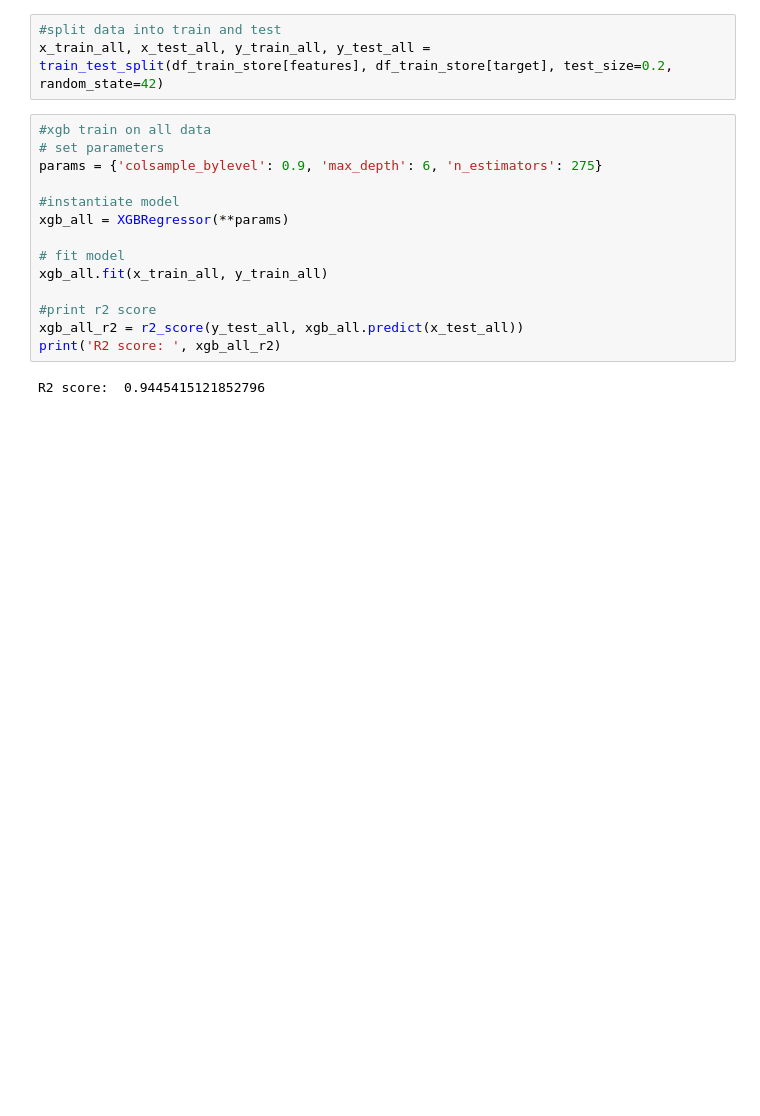
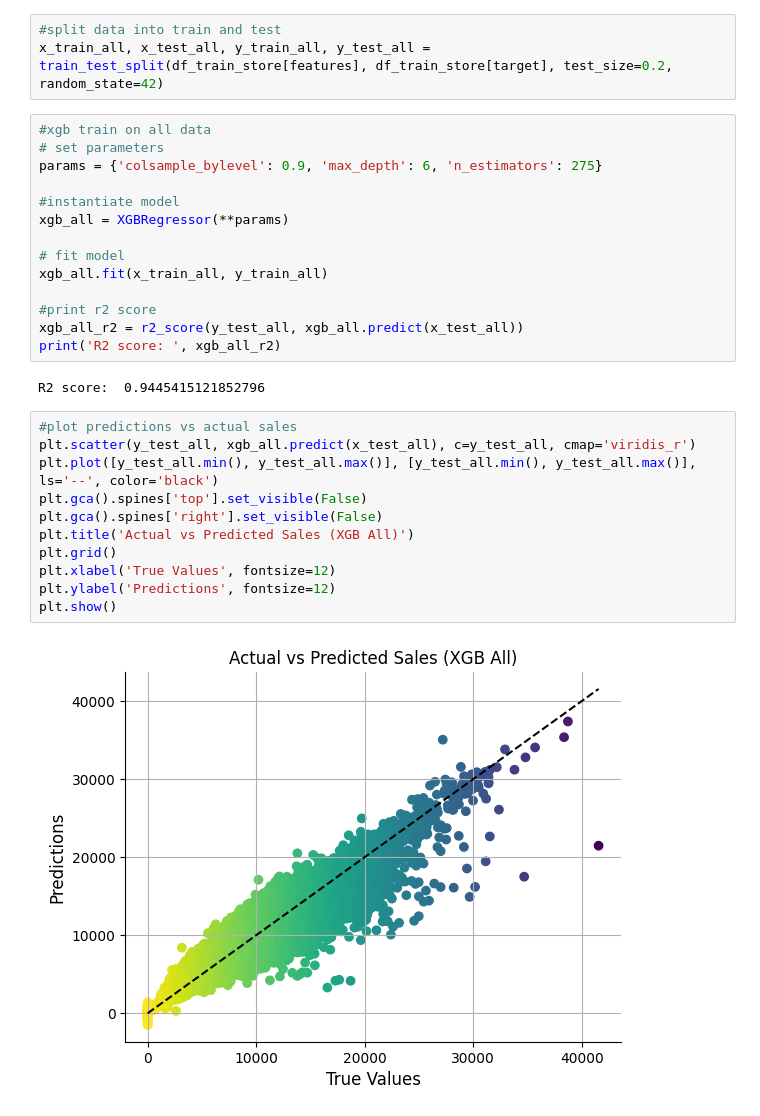
Before and after one commit to Bratpfannengamer/Rossmann, a Jupyter notebook: notebook.ipynb, the cells around one changed output. Drawn from its saved outputs; the diff is of its cells as text; blank space fills up the shorter version.

```diff
--- a/notebook.ipynb
+++ b/notebook.ipynb
@@ -1111,6 +1130,19 @@ xgb_all_r2 = r2_score(y_test_all, xgb_all.predict(x_test_all))
 print('R2 score: ', xgb_all_r2)
 # %% [output]
 R2 score:  0.9445415121852796
+# %%
+#plot predictions vs actual sales
+plt.scatter(y_test_all, xgb_all.predict(x_test_all), c=y_test_all, cmap='viridis_r')
+plt.plot([y_test_all.min(), y_test_all.max()], [y_test_all.min(), y_test_all.max()], ls='--', color='black')
+plt.gca().spines['top'].set_visible(False)
+plt.gca().spines['right'].set_visible(False)
+plt.title('Actual vs Predicted Sales (XGB All)')
+plt.grid()
+plt.xlabel('True Values', fontsize=12)
+plt.ylabel('Predictions', fontsize=12)
+plt.show()
+# %% [output]
+[figure, added]
 # %%
 #random forest train on all data
 # set parameters
```
Also changed, not shown: parts of 18 cells of this notebook.
